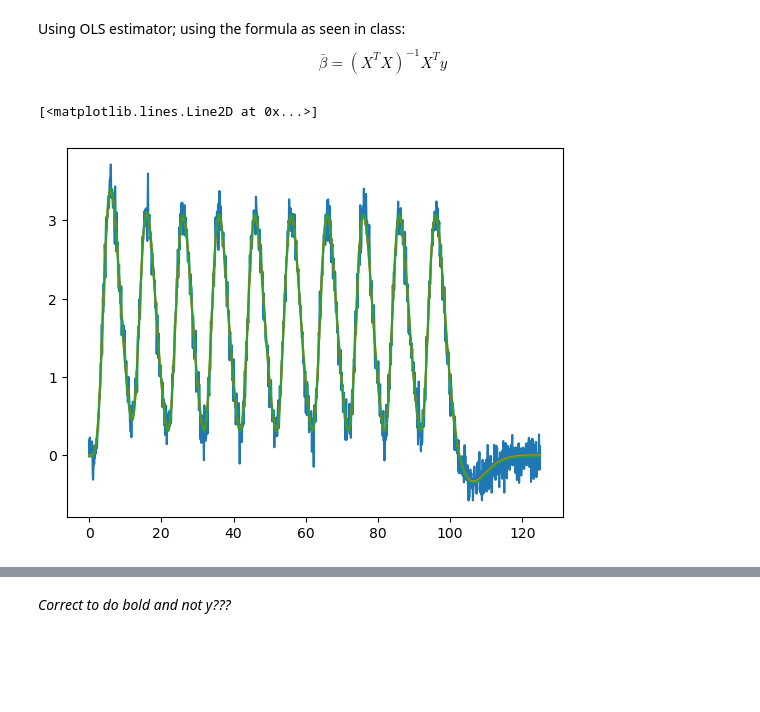
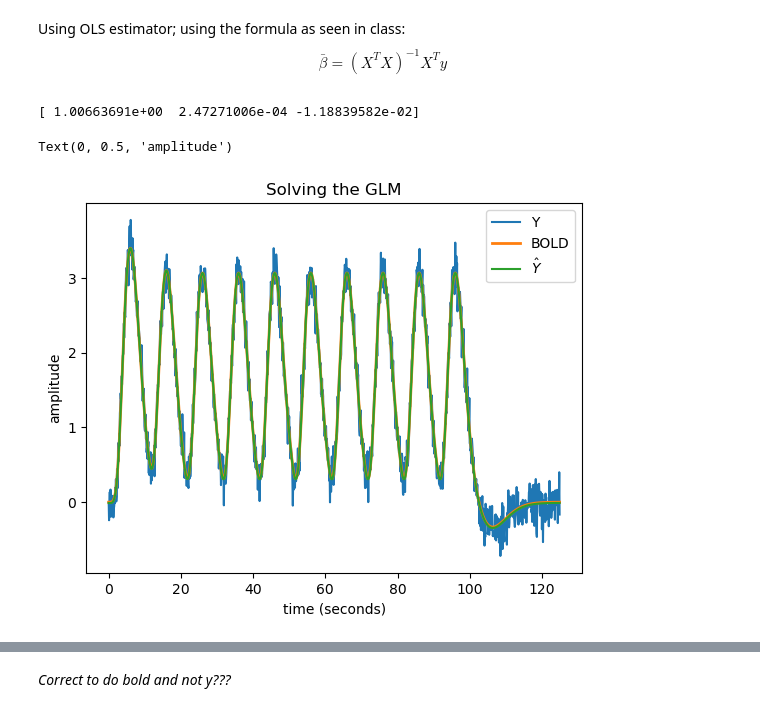
Before and after one commit to mrighi/NSSP-Miniprojects, a Jupyter notebook: Miniproject 1/Miniproject_1_G.ipynb, the cells around one changed output, grey strips where cells are left out. Drawn from its saved outputs; the diff is of its cells as text; code cells hidden in the pictures; blank space fills up the shorter version.

Commit message:
labelled plots

```diff
--- a/Miniproject 1/Miniproject_1_G.ipynb
+++ b/Miniproject 1/Miniproject_1_G.ipynb
@@ -176,13 +176,21 @@ $$ \bar{\beta} = (X^TX)^{-1}X^Ty $$
 X_ = X.to_numpy()
 beta = np.linalg.inv(X_.T@X_)@X_.T@y
 y_hat = X_@beta
+# %%
+print(beta)
+# %% [output]
+[ 1.00663691e+00  2.47271006e-04 -1.18839582e-02]
 # %%
-plt.plot(t,y)
-plt.plot(t, bold)
-plt.plot(t,y_hat)
+plt.plot(t,y,label='Y')
+plt.plot(t, bold, linewidth=2, label='BOLD')
+plt.plot(t,y_hat,label='$\hat Y$')
+plt.legend()
+plt.title('Solving the GLM')
+plt.xlabel('time (seconds)')
+plt.ylabel('amplitude')
 # %% [output]
-[<matplotlib.lines.Line2D at 0x...>]
+Text(0, 0.5, 'amplitude')
-[figure, old version]
+[figure, new version]
 # %%
 print(np.sum(np.abs(bold-y_hat))) # residual (error)
 # %% [output]
```
Also changed, not shown: parts of 5 cells of this notebook.
